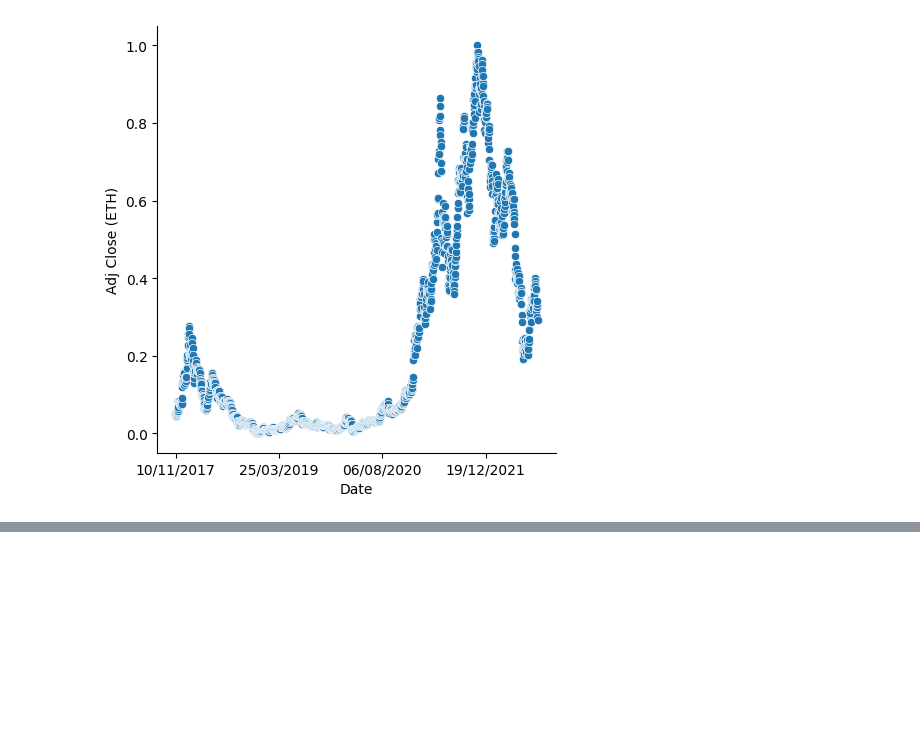
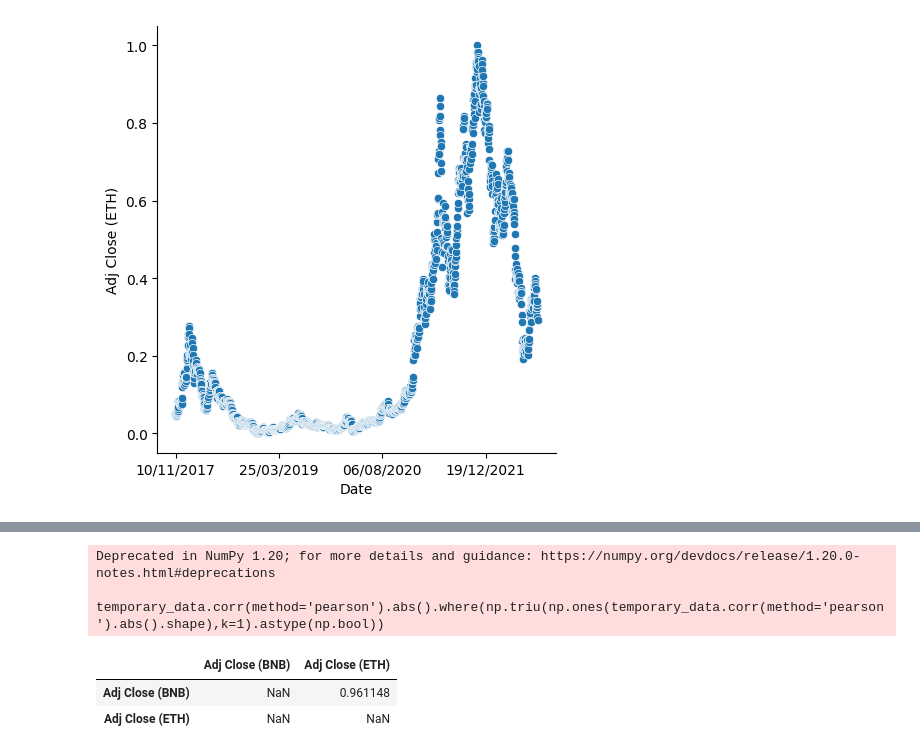
Before and after one commit to Terlok/DataScience, a Jupyter notebook: CourseWork/Code.ipynb, the cells around one changed output, grey strips where cells are left out. Saved outputs shown, nothing was run; the diff lists cells and outputs as text; code cells hidden in the pictures; blank space fills up the shorter version.

```diff
--- a/CourseWork/Code.ipynb
+++ b/CourseWork/Code.ipynb
@@ -245,3 +264,14 @@ plt.xticks(indexes2)
   Text(1501, 0, '19/12/2021')])
 [figure]
 [figure]
+# %%
+temporary_data = data_normalized[[f"{result['Row']}", f"{result['Column']}"]].copy()
+
+def find_and_delete (name_of_column):
+    while temporary_data[name_of_column].isnull().values.sum() != len(data_normalized)//10:
+        num = random.randint(0, len(temporary_data)-1)
+        if temporary_data[name_of_column].iloc[num].any() != None:
+            temporary_data.iloc[[num], [temporary_data.columns.tolist().index(name_of_column)]] = None
+
+find_and_delete(result['Row'])
+find_and_delete(result['Column'])
@@ -247,0 +292,8 @@ plt.xticks(indexes2)
+# %%
+temporary_data.corr(method='pearson').abs().where(np.triu(np.ones(temporary_data.corr(method='pearson').abs().shape),k=1).astype(np.bool))
+# %% [output]
+Deprecated in NumPy 1.20; for more details and guidance: https://numpy.org/devdocs/release/1.20.0-notes.html#deprecations
+  temporary_data.corr(method='pearson').abs().where(np.triu(np.ones(temporary_data.corr(method='pearson').abs().shape),k=1).astype(np.bool))
+|  | Adj Close (BNB) | Adj Close (ETH) |
+| Adj Close (BNB) | NaN | 0.961148 |
+| Adj Close (ETH) | NaN | NaN |
```
Also changed, not shown: parts of 7 cells of this notebook.
